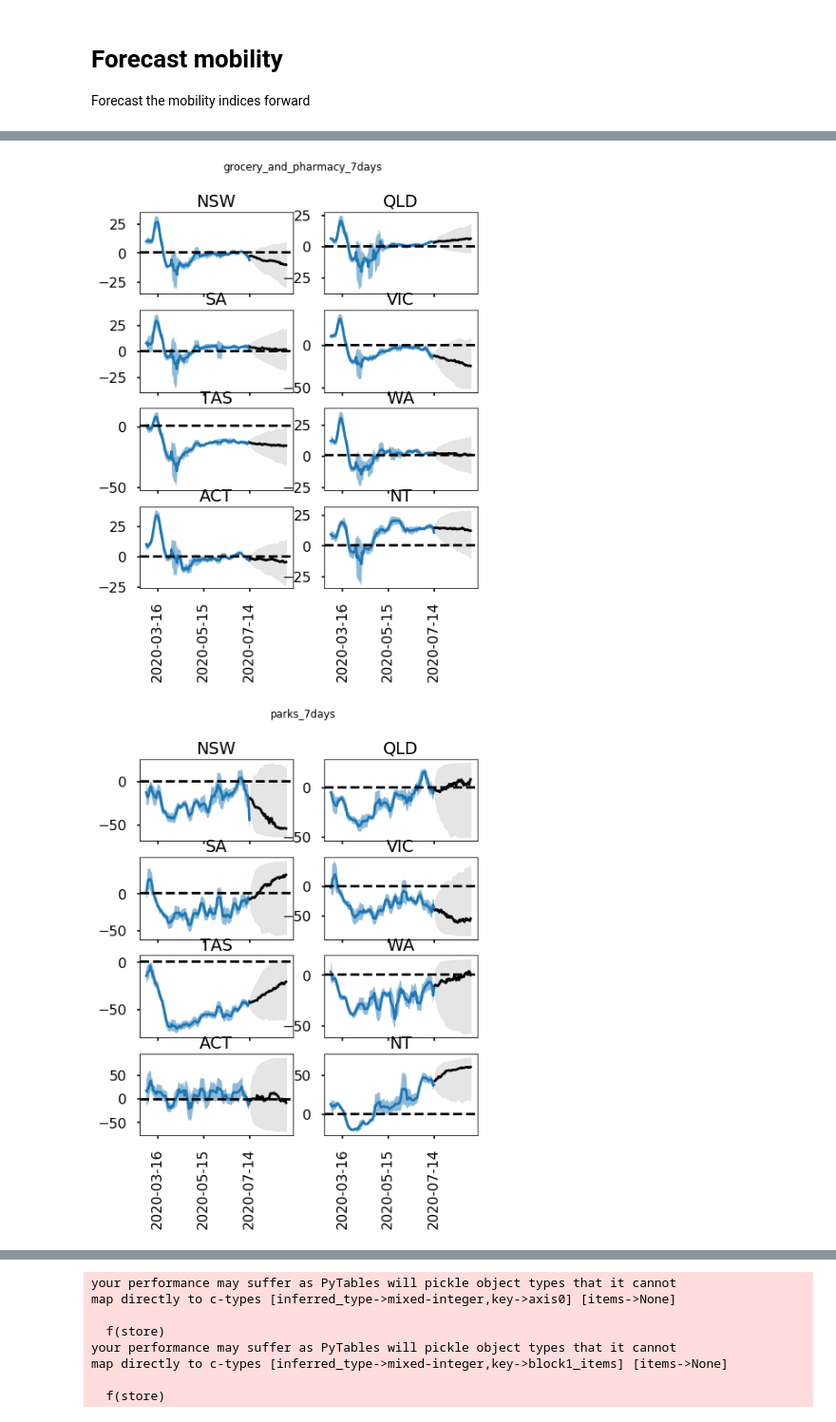
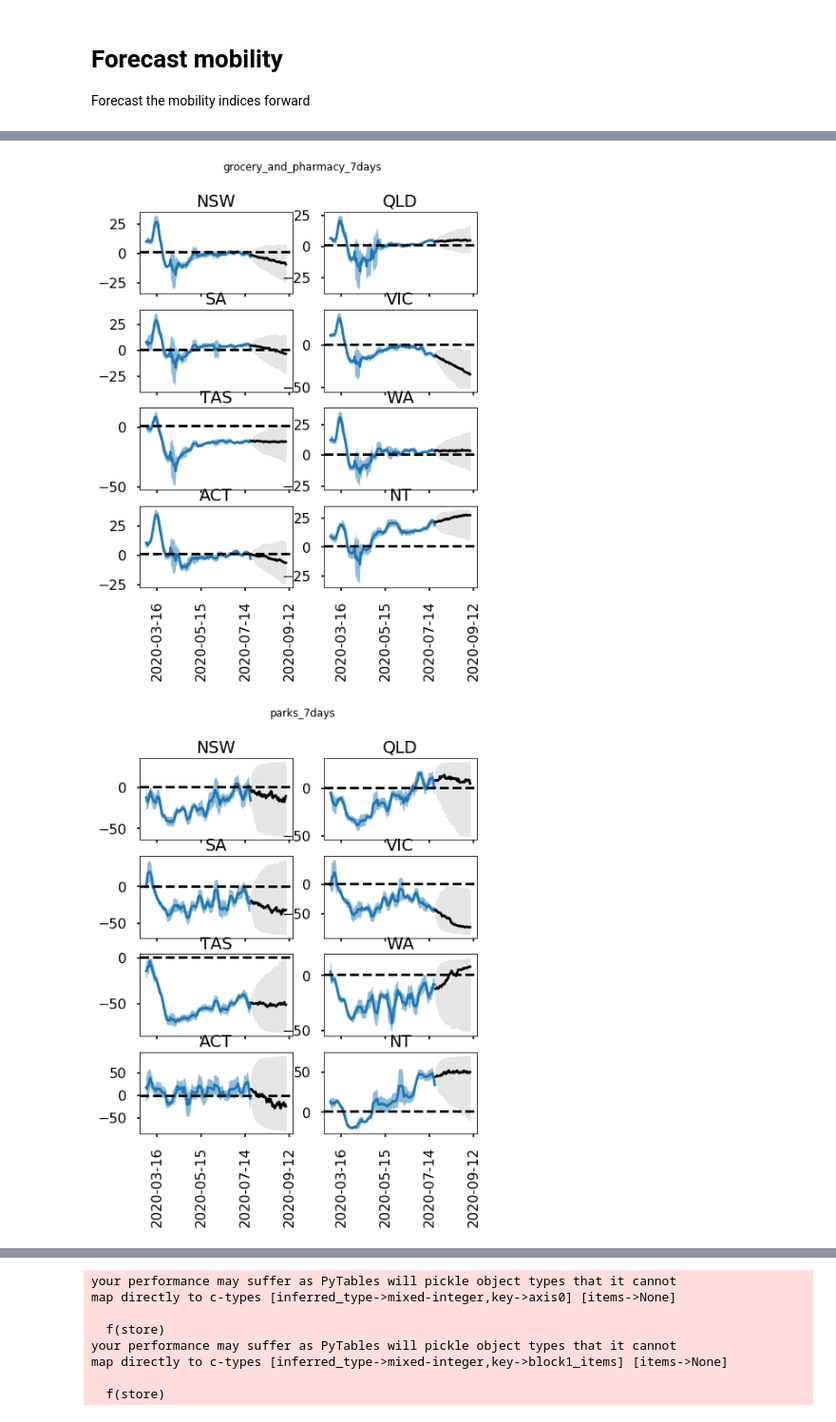
Before and after one commit to tdennisliu/covid19-forecasting-aus, a Jupyter notebook: model/forecast.ipynb, the cells around one changed output, grey strips where cells are left out. Shown at 95% size. Saved outputs shown, nothing was run; the diff lists cells and outputs as text; code cells hidden in the pictures.

```diff
--- a/model/forecast.ipynb
+++ b/model/forecast.ipynb
@@ -100,7 +100,7 @@ Last Google date is 2020-07-14T00:00:00.000000000
 surveys = pd.read_csv("../data/md/Barometer wave 1 to 10.csv",parse_dates = ['date'])
 surveys = surveys.append(pd.read_csv("../data/md/Barometer wave 11 complience.csv",parse_dates=['date'])) #they spelt compliance wrong??
 
-for i in range(12,16):
+for i in range(12,17):
     surveys = surveys.append(pd.read_csv("../data/md/Barometer wave "+str(i)+" compliance.csv",parse_dates=['date']))
 
 surveys.loc[surveys.state!='ACT','state'] = surveys.loc[surveys.state!='ACT','state'].map(states_initials).fillna(surveys.loc[surveys.state!='ACT','state'])
@@ -111,7 +111,7 @@ always =surveys.loc[surveys.response=='Always'].set_index(["state",'date'])
 always = always.unstack(['state'])
 
 #fill in date range
-idx = pd.date_range('2020-03-01','2020-07-08')
+idx = pd.date_range('2020-03-01','2020-07-27')
 
 always = always.reindex(idx, fill_value=np.nan)
 
@@ -167,7 +167,7 @@ days_from_March
 # %%
 #forecast time parameters
 n_training =28
-today = '2020-07-20'
+today = '2020-07-27'
 n_forecast = 42 + (pd.to_datetime(datetime.today()) - df_google.date.values[-1]).days
 
 #cap = 0 #10?
@@ -175,7 +175,7 @@ training_start_date = datetime(2020,3,1,0,0)
 print("Forecast ends at {} days after 1st March".format(
     pd.to_datetime(today).dayofyear + 42 - pd.to_datetime(training_start_date).dayofyear)
      )
-print("Final date is {}".format(pd.to_datetime(today) + timedelta(days=70)))
+print("Final date is {}".format(pd.to_datetime(today) + timedelta(days=42)))
 df_google = df_google.loc[df_google.date>= training_start_date]
 outdata = {'date': [],
            'type': [],
@@ -331,2 +331,2 @@ Final date is 2020-09-28 00:00:00
-[figure, old version]
+[figure, new version]
-[figure, old version]
+[figure, new version]
```
Also changed, not shown: parts of 10 cells of this notebook, 2 other files.
